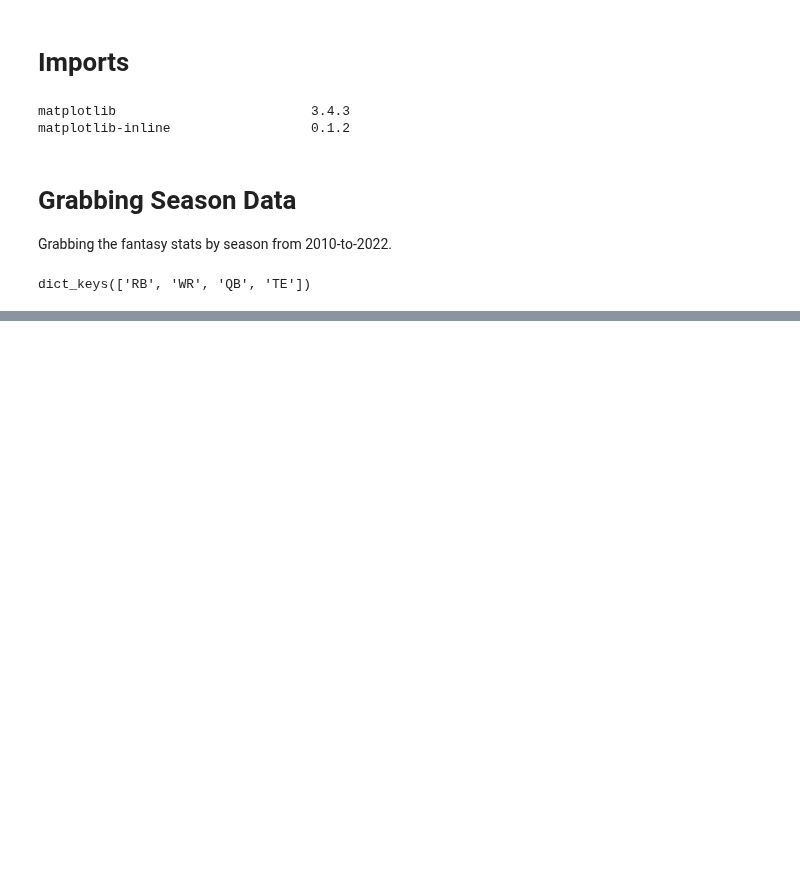
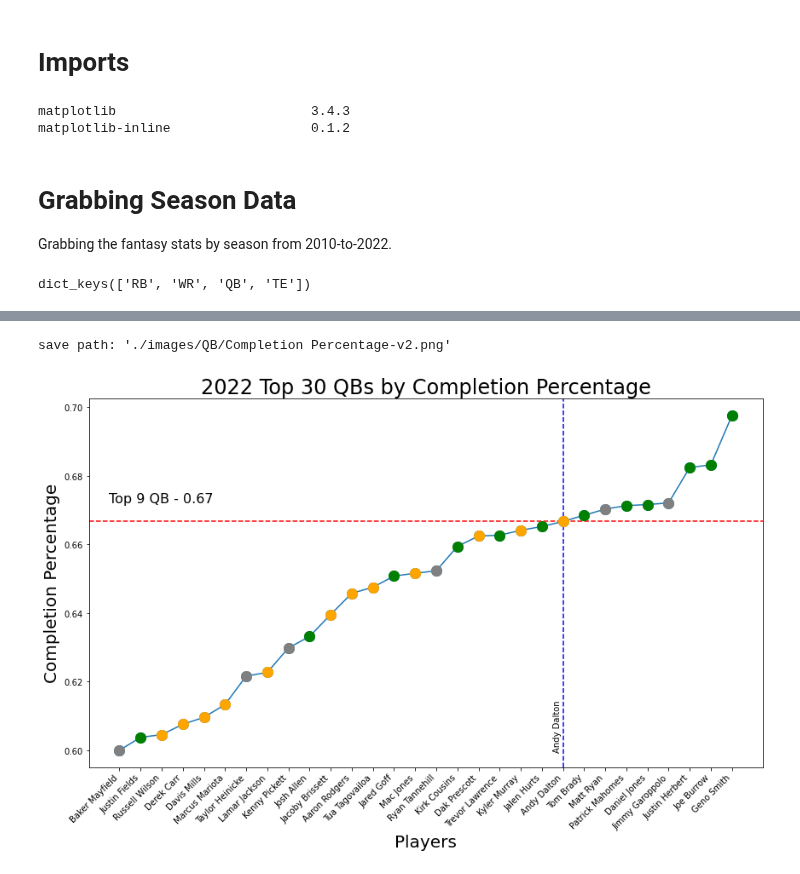
Before and after one commit to Alex-Bishka/Fantasy, a Jupyter notebook: Analysis/test.ipynb, the cells around one changed output, grey strips where cells are left out. Cells and saved outputs as stored; diff of their text form; code cells hidden in the pictures; blank space fills up the shorter version.

```diff
--- a/Analysis/test.ipynb
+++ b/Analysis/test.ipynb
@@ -45,0 +51,9 @@ graph_stat_by_stat(position_group=qbs, primary_stat="Total Fantasy Points",
+# %%
+graph_stat_by_name(qbs[:30], "Completion Percentage",
+                   show_tier_1=True, show_tier_2=True,
+                   break_one=9,
+                   save_suffix="v2",
+                  )
+# %% [output]
+save path: './images/QB/Completion Percentage-v2.png'
+[figure, added]
```
Also changed, not shown: parts of 15 cells of this notebook, 1 other file.
